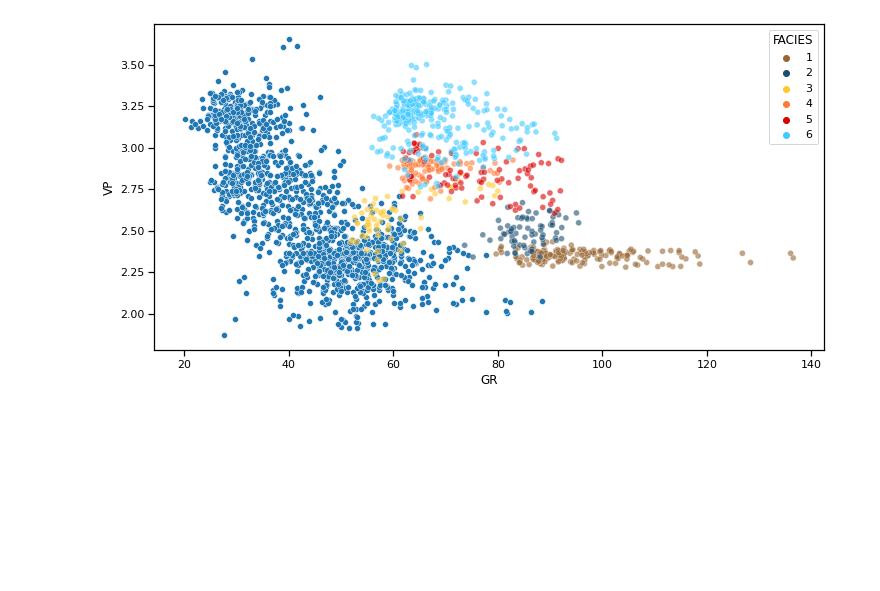
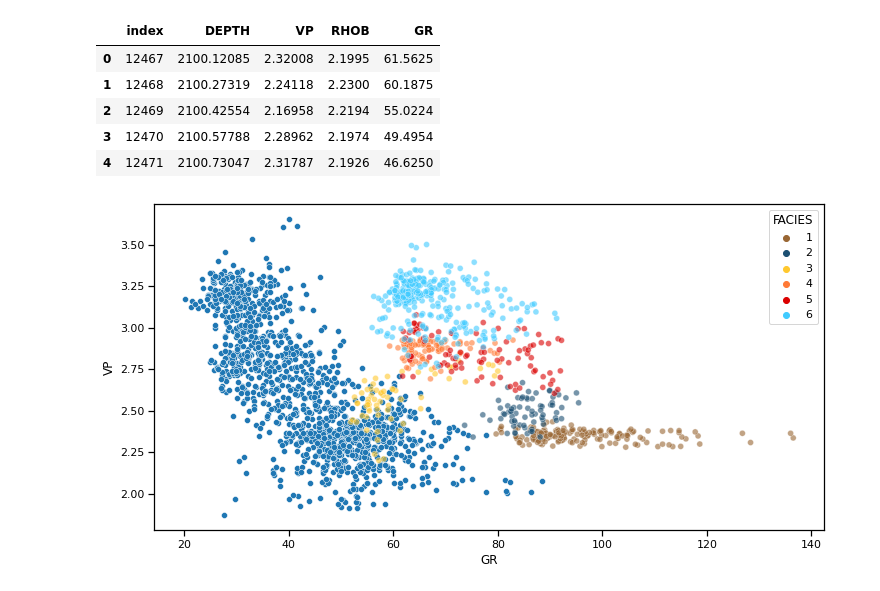
Before and after one commit to ABDunbar/Quantitative_Seismic_Interpretation, a Jupyter notebook: Well_Facies_Classification.ipynb, the cells around one changed output. Cells and saved outputs as stored; diff of their text form; code cells hidden in the pictures; blank space fills up the shorter version.

```diff
--- a/Well_Facies_Classification.ipynb
+++ b/Well_Facies_Classification.ipynb
@@ -91,3 +35,12 @@ well2.rename(columns={0:"DEPTH", 3:"VP", 6:"VS", 9:"DEN", 11:"GR", 14:"NPHI" },
+# %%
+well3.head()
+# %% [output]
+|  | index | DEPTH | VP | RHOB | GR |
+| 0 | 12467 | 2100.12085 | 2.32008 | 2.1995 | 61.5625 |
+| 1 | 12468 | 2100.27319 | 2.24118 | 2.2300 | 60.1875 |
+| 2 | 12469 | 2100.42554 | 2.16958 | 2.2194 | 55.0224 |
+| 3 | 12470 | 2100.57788 | 2.28962 | 2.1974 | 49.4954 |
+| 4 | 12471 | 2100.73047 | 2.31787 | 2.1926 | 46.6250 |
 # %%
 facies_labels = ["shale", "sltShale", "clnSand", "sltSand1", "sltSand2", "cemSand"]
 facies = [1,2,3,4,5,6]
```
Also changed, not shown: parts of 46 cells of this notebook, 7 other files.
